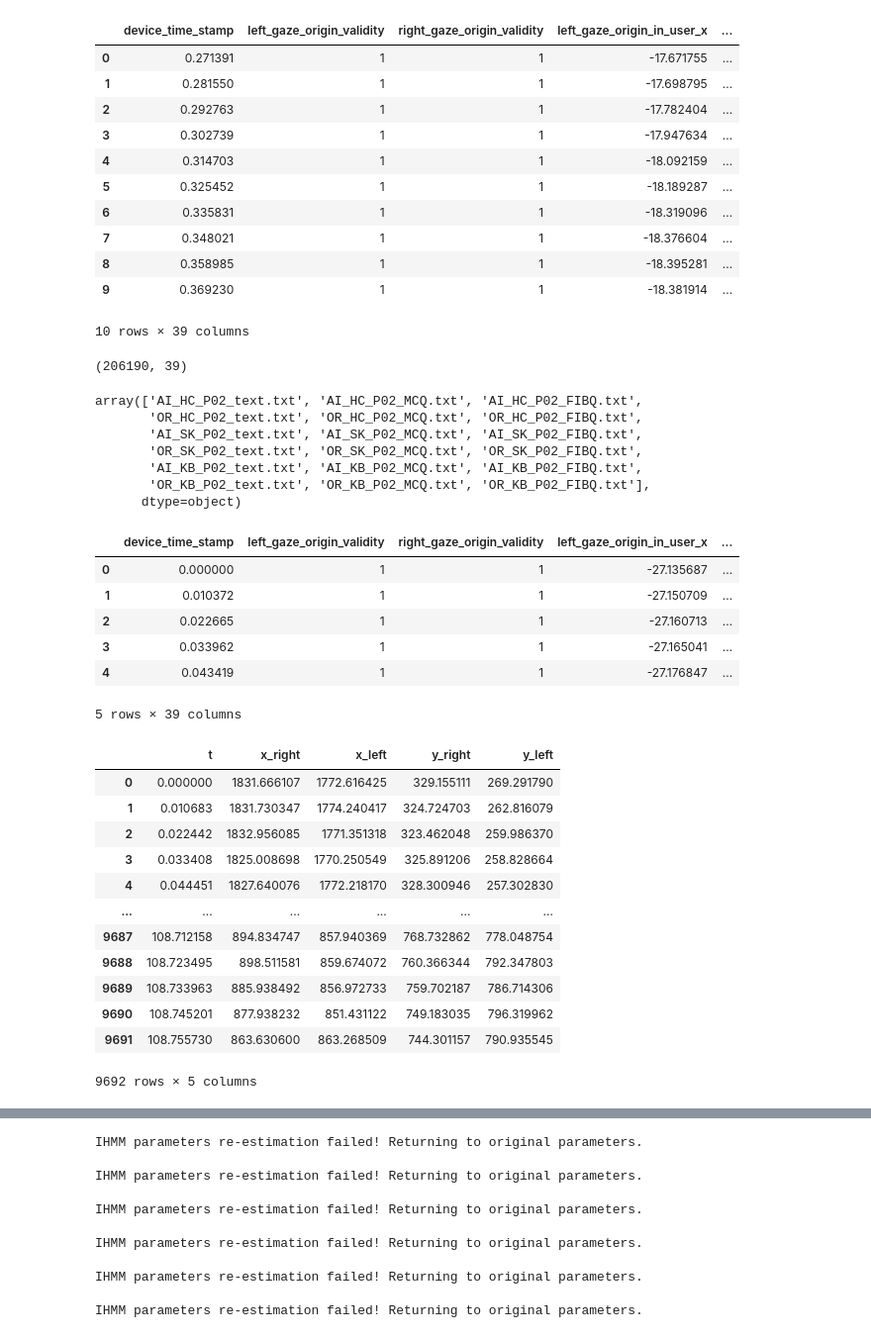
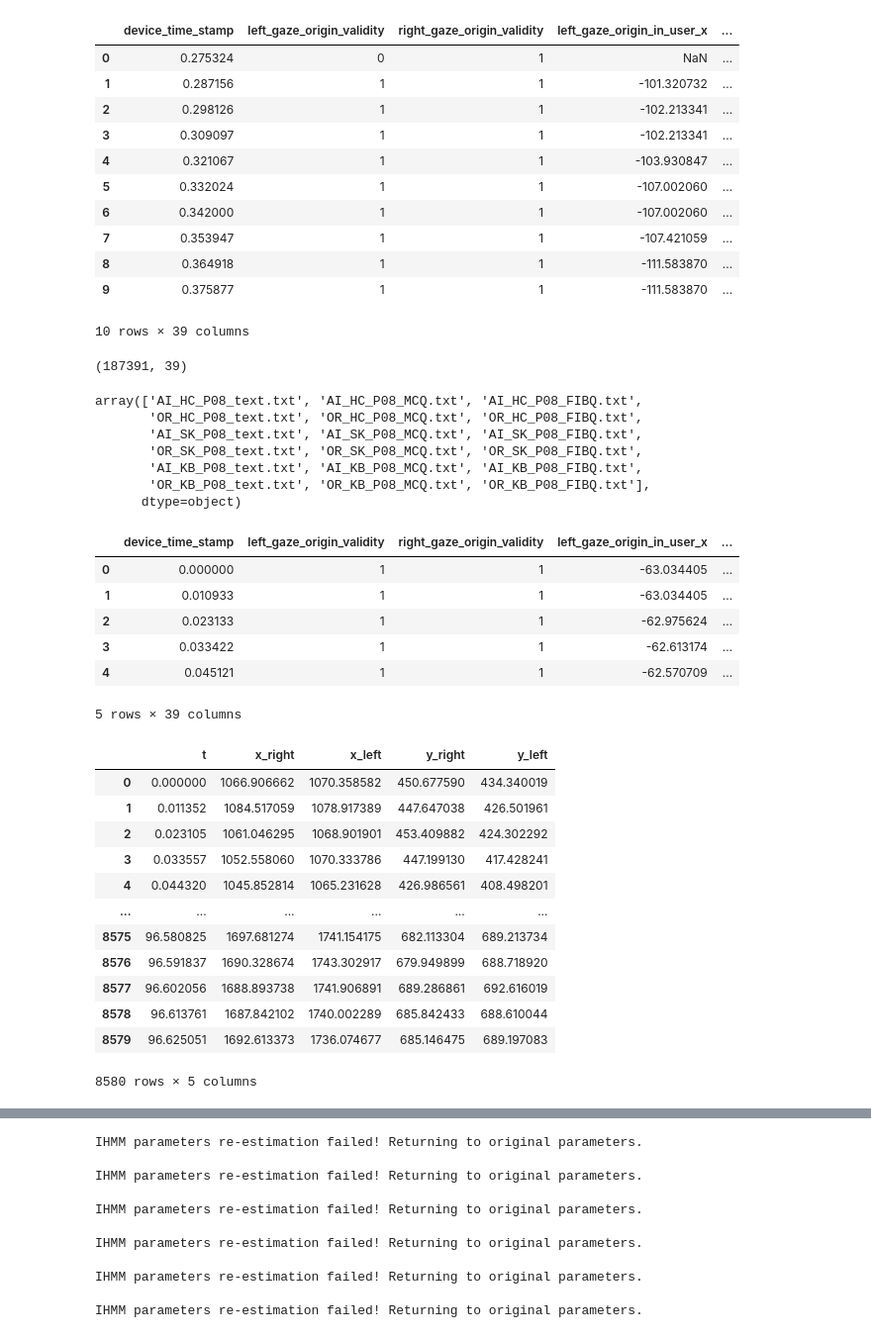
Before and after one commit to slayervictor/Fagpakkeprojekt-Eyes-Modelling, a Jupyter notebook: eye_tracking_expiriment/data_extraction.ipynb, the cells around one changed output, grey strips where cells are left out. Shown at 99% size. Drawn from its saved outputs; the diff is of its cells as text; code cells hidden in the pictures.

```diff
--- a/eye_tracking_expiriment/data_extraction.ipynb
+++ b/eye_tracking_expiriment/data_extraction.ipynb
@@ -12,36 +12,36 @@ testperson = 1
 # %%
 warnings.filterwarnings('ignore')
-gaze = pd.read_csv("../eye_tracking_expiriment\data\gaze_data_Muhammad_1.csv")
+gaze = pd.read_csv("../eye_tracking_expiriment\data\gaze_data_Bengisu_9.csv")
 gaze.head(10)
 # %% [output]
 |  | device_time_stamp | left_gaze_origin_validity | right_gaze_origin_validity | left_gaze_origin_in_user_x | ... |
-| 0 | 0.271391 | 1 | 1 | -17.671755 | ... |
-| 1 | 0.281550 | 1 | 1 | -17.698795 | ... |
-| 2 | 0.292763 | 1 | 1 | -17.782404 | ... |
-| 3 | 0.302739 | 1 | 1 | -17.947634 | ... |
-| 4 | 0.314703 | 1 | 1 | -18.092159 | ... |
-| 5 | 0.325452 | 1 | 1 | -18.189287 | ... |
-| 6 | 0.335831 | 1 | 1 | -18.319096 | ... |
-| 7 | 0.348021 | 1 | 1 | -18.376604 | ... |
-| 8 | 0.358985 | 1 | 1 | -18.395281 | ... |
-| 9 | 0.369230 | 1 | 1 | -18.381914 | ... |
+| 0 | 0.275324 | 0 | 1 | NaN | ... |
+| 1 | 0.287156 | 1 | 1 | -101.320732 | ... |
+| 2 | 0.298126 | 1 | 1 | -102.213341 | ... |
+| 3 | 0.309097 | 1 | 1 | -102.213341 | ... |
+| 4 | 0.321067 | 1 | 1 | -103.930847 | ... |
+| 5 | 0.332024 | 1 | 1 | -107.002060 | ... |
+| 6 | 0.342000 | 1 | 1 | -107.002060 | ... |
+| 7 | 0.353947 | 1 | 1 | -107.421059 | ... |
+| 8 | 0.364918 | 1 | 1 | -111.583870 | ... |
+| 9 | 0.375877 | 1 | 1 | -111.583870 | ... |
 10 rows × 39 columns
 # %%
 gaze = gaze.dropna()
 gaze.reset_index(drop=True, inplace=True)
 gaze.shape
 # %% [output]
-(206190, 39)
+(187391, 39)
 # %%
 un = gaze["text_file"].unique()
 un
 # %% [output]
-array(['AI_HC_P02_text.txt', 'AI_HC_P02_MCQ.txt', 'AI_HC_P02_FIBQ.txt',
-       'OR_HC_P02_text.txt', 'OR_HC_P02_MCQ.txt', 'OR_HC_P02_FIBQ.txt',
-       'AI_SK_P02_text.txt', 'AI_SK_P02_MCQ.txt', 'AI_SK_P02_FIBQ.txt',
-       'OR_SK_P02_text.txt', 'OR_SK_P02_MCQ.txt', 'OR_SK_P02_FIBQ.txt',
-       'AI_KB_P02_text.txt', 'AI_KB_P02_MCQ.txt', 'AI_KB_P02_FIBQ.txt',
-       'OR_KB_P02_text.txt', 'OR_KB_P02_MCQ.txt', 'OR_KB_P02_FIBQ.txt'],
+array(['AI_HC_P08_text.txt', 'AI_HC_P08_MCQ.txt', 'AI_HC_P08_FIBQ.txt',
+       'OR_HC_P08_text.txt', 'OR_HC_P08_MCQ.txt', 'OR_HC_P08_FIBQ.txt',
+       'AI_SK_P08_text.txt', 'AI_SK_P08_MCQ.txt', 'AI_SK_P08_FIBQ.txt',
+       'OR_SK_P08_text.txt', 'OR_SK_P08_MCQ.txt', 'OR_SK_P08_FIBQ.txt',
+       'AI_KB_P08_text.txt', 'AI_KB_P08_MCQ.txt', 'AI_KB_P08_FIBQ.txt',
+       'OR_KB_P08_text.txt', 'OR_KB_P08_MCQ.txt', 'OR_KB_P08_FIBQ.txt'],
       dtype=object)
 # %%
 im_HC_AI = gaze[(gaze["Label"] == "Immersive") & (gaze["text_file"] == un[0])]
@@ -66,11 +66,11 @@ im_KB_OR["device_time_stamp"] = im_KB_OR["device_time_stamp"] - im_KB_OR["device
 im_SK_OR.head(5)
 # %% [output]
 |  | device_time_stamp | left_gaze_origin_validity | right_gaze_origin_validity | left_gaze_origin_in_user_x | ... |
-| 0 | 0.000000 | 1 | 1 | -27.135687 | ... |
-| 1 | 0.010372 | 1 | 1 | -27.150709 | ... |
-| 2 | 0.022665 | 1 | 1 | -27.160713 | ... |
-| 3 | 0.033962 | 1 | 1 | -27.165041 | ... |
-| 4 | 0.043419 | 1 | 1 | -27.176847 | ... |
+| 0 | 0.000000 | 1 | 1 | -63.034405 | ... |
+| 1 | 0.010933 | 1 | 1 | -63.034405 | ... |
+| 2 | 0.023133 | 1 | 1 | -62.975624 | ... |
+| 3 | 0.033422 | 1 | 1 | -62.613174 | ... |
+| 4 | 0.045121 | 1 | 1 | -62.570709 | ... |
 5 rows × 39 columns
 # %%
 left_x =im_SK_AI['left_gaze_point_on_display_area_x']*2560
@@ -82,18 +82,18 @@ eyes = pd.DataFrame({'t': t, 'x_right': right_x, 'x_left': left_x, 'y_right': ri
 eyes
 # %% [output]
 |  | t | x_right | x_left | y_right | y_left |
-| 0 | 0.000000 | 1831.666107 | 1772.616425 | 329.155111 | 269.291790 |
-| 1 | 0.010683 | 1831.730347 | 1774.240417 | 324.724703 | 262.816079 |
-| 2 | 0.022442 | 1832.956085 | 1771.351318 | 323.462048 | 259.986370 |
-| 3 | 0.033408 | 1825.008698 | 1770.250549 | 325.891206 | 258.828664 |
-| 4 | 0.044451 | 1827.640076 | 1772.218170 | 328.300946 | 257.302830 |
+| 0 | 0.000000 | 1066.906662 | 1070.358582 | 450.677590 | 434.340019 |
+| 1 | 0.011352 | 1084.517059 | 1078.917389 | 447.647038 | 426.501961 |
+| 2 | 0.023105 | 1061.046295 | 1068.901901 | 453.409882 | 424.302292 |
+| 3 | 0.033557 | 1052.558060 | 1070.333786 | 447.199130 | 417.428241 |
+| 4 | 0.044320 | 1045.852814 | 1065.231628 | 426.986561 | 408.498201 |
 | ... | ... | ... | ... | ... | ... |
-| 9687 | 108.712158 | 894.834747 | 857.940369 | 768.732862 | 778.048754 |
-| 9688 | 108.723495 | 898.511581 | 859.674072 | 760.366344 | 792.347803 |
-| 9689 | 108.733963 | 885.938492 | 856.972733 | 759.702187 | 786.714306 |
-| 9690 | 108.745201 | 877.938232 | 851.431122 | 749.183035 | 796.319962 |
-| 9691 | 108.755730 | 863.630600 | 863.268509 | 744.301157 | 790.935545 |
+| 8575 | 96.580825 | 1697.681274 | 1741.154175 | 682.113304 | 689.213734 |
+| 8576 | 96.591837 | 1690.328674 | 1743.302917 | 679.949899 | 688.718920 |
+| 8577 | 96.602056 | 1688.893738 | 1741.906891 | 689.286861 | 692.616019 |
+| 8578 | 96.613761 | 1687.842102 | 1740.002289 | 685.842433 | 688.610044 |
+| 8579 | 96.625051 | 1692.613373 | 1736.074677 | 685.146475 | 689.197083 |
-9692 rows × 5 columns
+8580 rows × 5 columns
 # %%
 f, axes = plt.subplots(2, 1, figsize=(15, 8))
 
```
Also changed, not shown: parts of 8 cells of this notebook, 7 other files.
